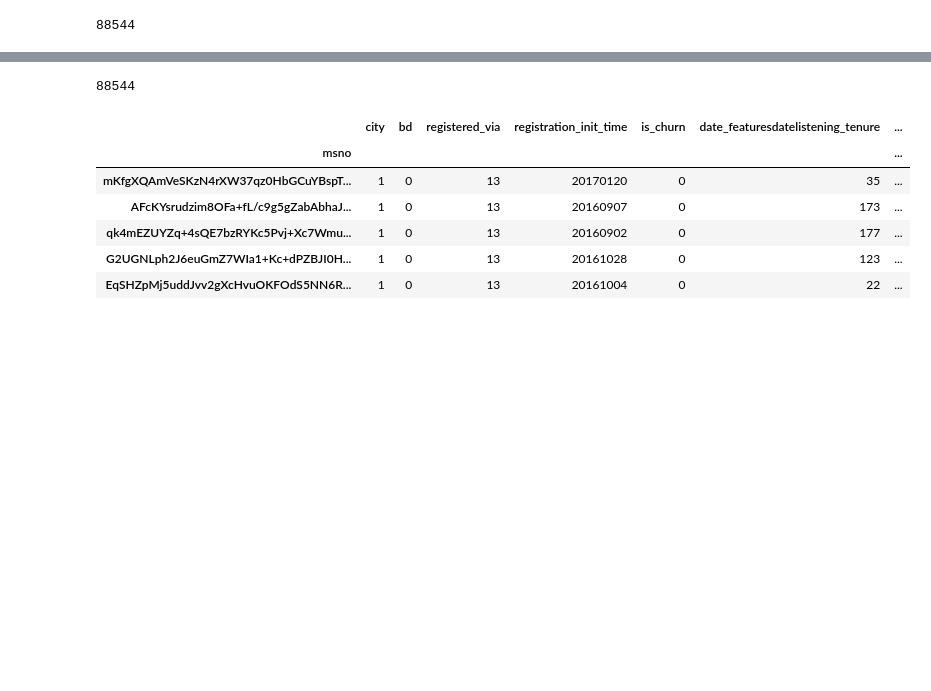
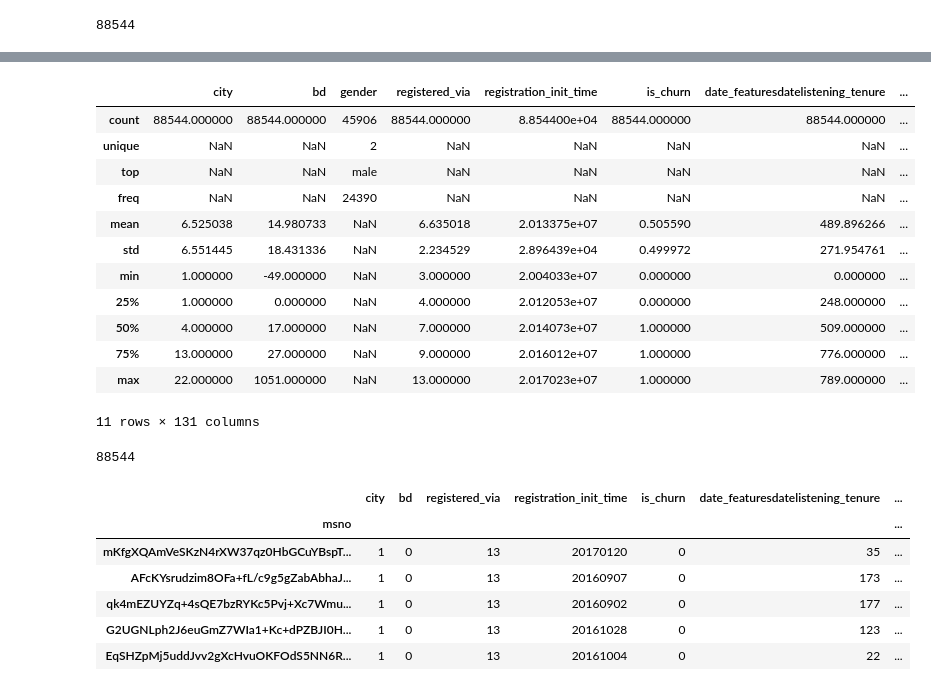
Before and after one commit to ajolson89/W207Fall2018Final, a Jupyter notebook: W207_FinalProj_02MLModels_BaselineSub_KennedyKhannaOlson.ipynb, the cells around one changed output, grey strips where cells are left out. Cells and saved outputs as stored; diff of their text form; code cells hidden in the pictures; blank space fills up the shorter version.

```diff
--- a/W207_FinalProj_02MLModels_BaselineSub_KennedyKhannaOlson.ipynb
+++ b/W207_FinalProj_02MLModels_BaselineSub_KennedyKhannaOlson.ipynb
@@ -60,0 +60,3 @@ df_fa.columns = df_fa.columns.map(''.join)
+# %%
+pd.set_option('display.max_rows', 200)
+df_fa.dtypes
@@ -61,3 +115,19 @@ df_fa.columns = df_fa.columns.map(''.join)
+# %%
+df_fa.describe(include='all')
+# %% [output]
+|  | city | bd | gender | registered_via | registration_init_time | is_churn | date_featuresdatelistening_tenure | ... |
+| count | 88544.000000 | 88544.000000 | 45906 | 88544.000000 | 8.854400e+04 | 88544.000000 | 88544.000000 | ... |
+| unique | NaN | NaN | 2 | NaN | NaN | NaN | NaN | ... |
+| top | NaN | NaN | male | NaN | NaN | NaN | NaN | ... |
+| freq | NaN | NaN | 24390 | NaN | NaN | NaN | NaN | ... |
+| mean | 6.525038 | 14.980733 | NaN | 6.635018 | 2.013375e+07 | 0.505590 | 489.896266 | ... |
+| std | 6.551445 | 18.431336 | NaN | 2.234529 | 2.896439e+04 | 0.499972 | 271.954761 | ... |
+| min | 1.000000 | -49.000000 | NaN | 3.000000 | 2.004033e+07 | 0.000000 | 0.000000 | ... |
+| 25% | 1.000000 | 0.000000 | NaN | 4.000000 | 2.012053e+07 | 0.000000 | 248.000000 | ... |
+| 50% | 4.000000 | 17.000000 | NaN | 7.000000 | 2.014073e+07 | 1.000000 | 509.000000 | ... |
+| 75% | 13.000000 | 27.000000 | NaN | 9.000000 | 2.016012e+07 | 1.000000 | 776.000000 | ... |
+| max | 22.000000 | 1051.000000 | NaN | 13.000000 | 2.017023e+07 | 1.000000 | 789.000000 | ... |
+11 rows × 131 columns
 # %%
 #Some quick wrangling
 #ONLY RUN THIS CELL ONCE!!  (else it will try to re-join and spit back an error)
```
Also changed, not shown: parts of 36 cells of this notebook.
